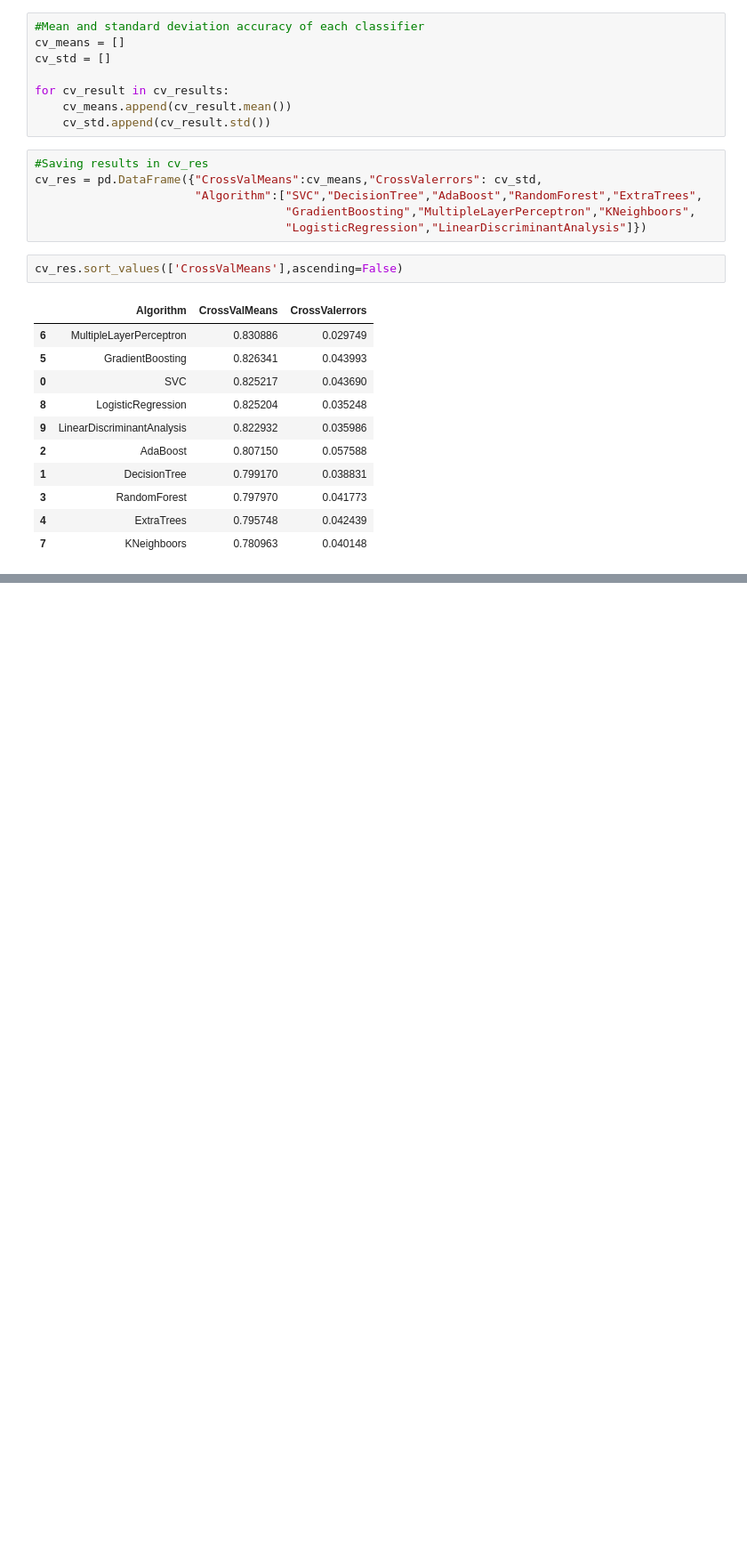
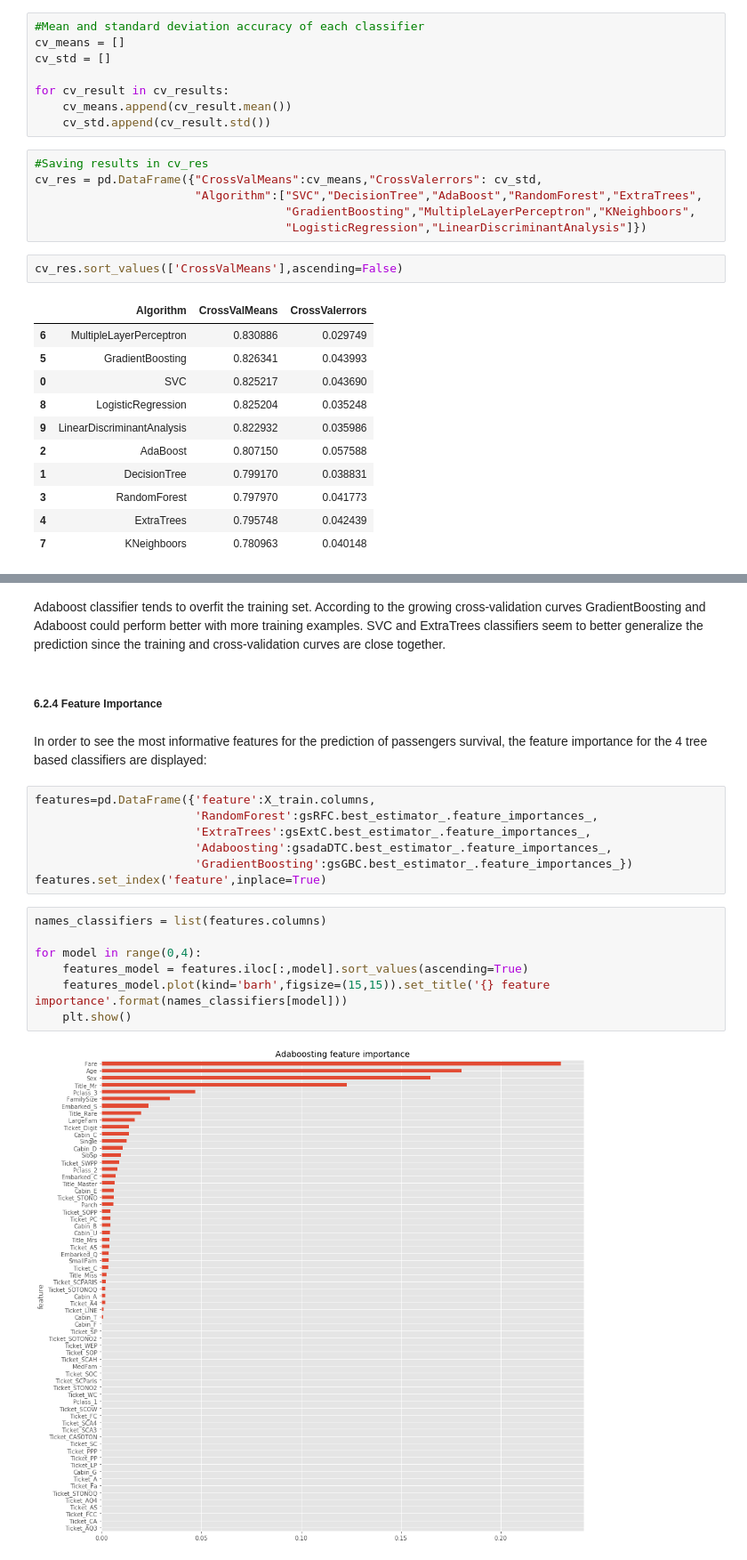
Before and after one commit to Juanan4290/Predicting-Property-Maintenance-Fines, a Jupyter notebook: TitanicChallenge/TitanicChallenge_v2.ipynb, the cells around one changed output, grey strips where cells are left out. Shown at 89% size. Saved outputs shown, nothing was run; the diff lists cells and outputs as text; blank space fills up the shorter version.

Commit message:
ensamble modeling

```diff
--- a/TitanicChallenge/TitanicChallenge_v2.ipynb
+++ b/TitanicChallenge/TitanicChallenge_v2.ipynb
@@ -676,0 +834,22 @@ Fitting 10 folds for each of 54 candidates, totalling 540 fits
+# %% [markdown]
+Adaboost classifier tends to overfit the training set. According to the growing cross-validation curves GradientBoosting and Adaboost could perform better with more training examples. SVC and ExtraTrees classifiers seem to better generalize the prediction since the training and cross-validation curves are close together.
+# %% [markdown]
+##### 6.2.4 Feature Importance
+# %% [markdown]
+In order to see the most informative features for the prediction of passengers survival, the feature importance for the 4 tree based classifiers are displayed:
+# %%
+features=pd.DataFrame({'feature':X_train.columns,
+                       'RandomForest':gsRFC.best_estimator_.feature_importances_,
+                       'ExtraTrees':gsExtC.best_estimator_.feature_importances_,
+                       'Adaboosting':gsadaDTC.best_estimator_.feature_importances_,
+                       'GradientBoosting':gsGBC.best_estimator_.feature_importances_})
+features.set_index('feature',inplace=True)
+# %%
+names_classifiers = list(features.columns)
+
+for model in range(0,4):
+    features_model = features.iloc[:,model].sort_values(ascending=True)
+    features_model.plot(kind='barh',figsize=(15,15)).set_title('{} feature importance'.format(names_classifiers[model]))
+    plt.show()
+# %% [output]
+[figure, added]
```
Also changed, not shown: parts of 39 cells of this notebook, 1 other file.
